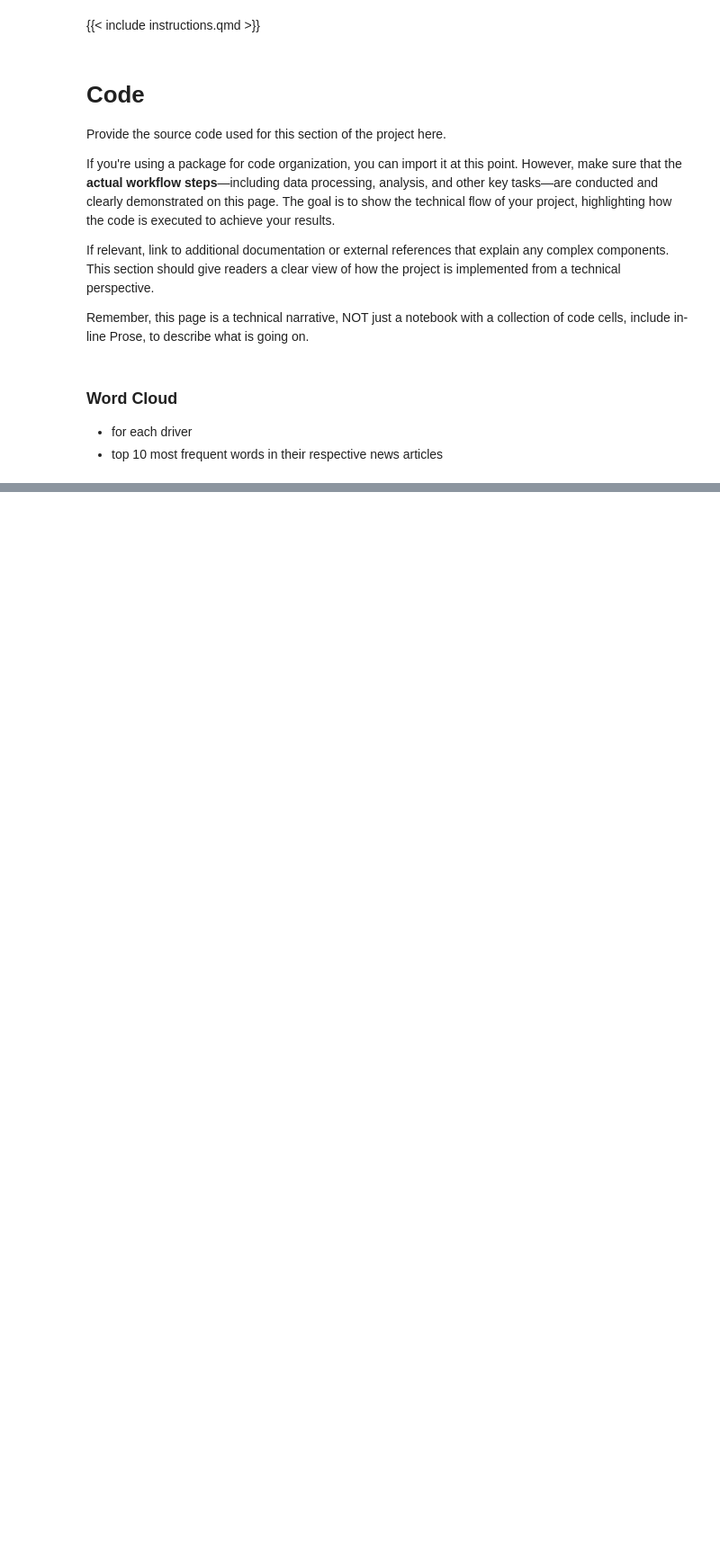
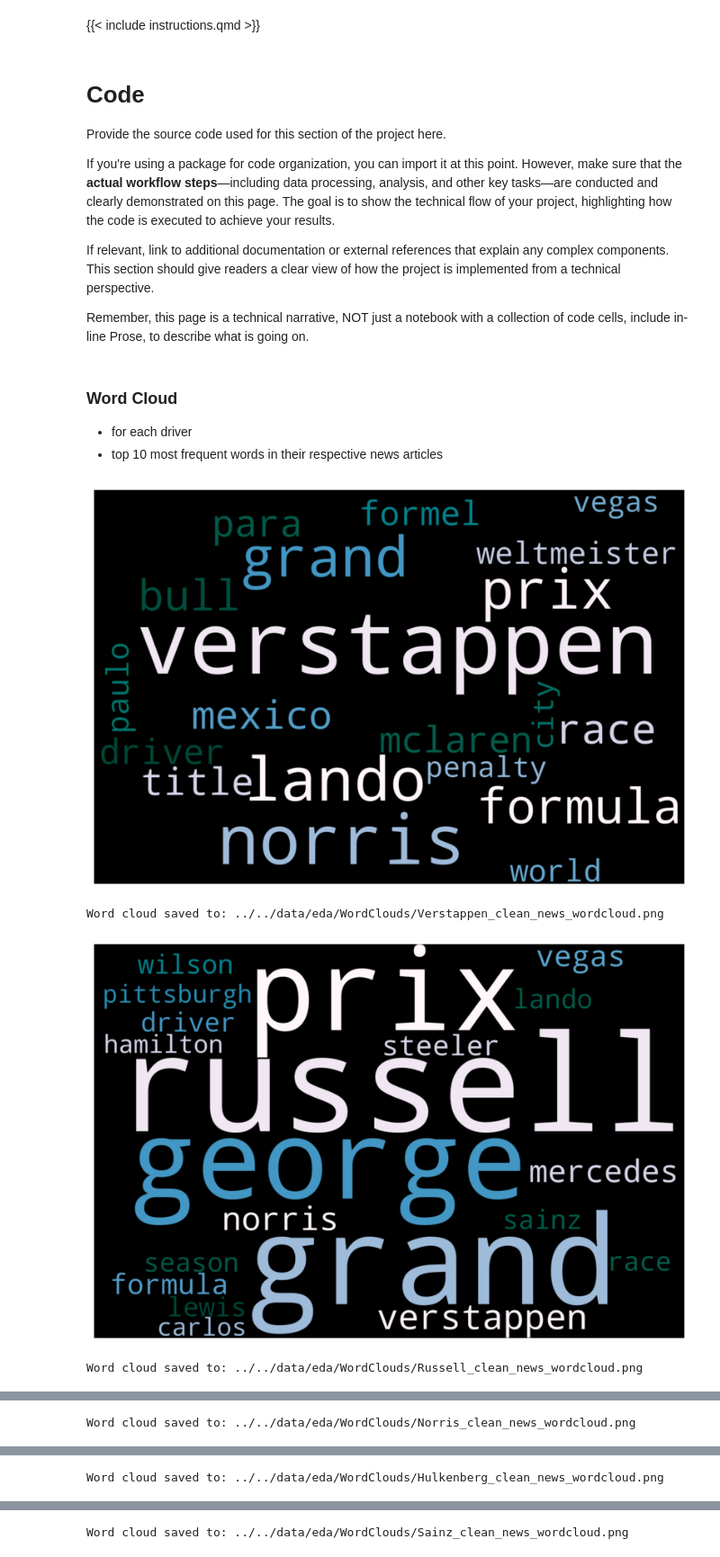
Before and after one commit to NandiniKodali988/F1-Through-Data, a Jupyter notebook: technical-details/eda/main.ipynb, the cells around one changed output, grey strips where cells are left out. Shown at 90% size. Drawn from its saved outputs; the diff is of its cells as text; code cells hidden in the pictures; blank space fills up the shorter version.

Commit message:
EDA word cloud

```diff
--- a/technical-details/eda/main.ipynb
+++ b/technical-details/eda/main.ipynb
@@ -30,0 +93,10 @@ import matplotlib.pyplot as plt
+# %%
+# Example usage
+input_folder = "../../data/processed-data/News_Drivers/"
+output_folder = "../../data/eda/WordClouds/"
+generate_wordclouds_for_folder(input_folder, output_folder, top_n=20)
+# %% [output]
+[figure, added]
+Word cloud saved to: ../../data/eda/WordClouds/Verstappen_clean_news_wordcloud.png
+[figure, added]
+Word cloud saved to: ../../data/eda/WordClouds/Russell_clean_news_wordcloud.png
@@ -30,0 +104 @@ import matplotlib.pyplot as plt
+Word cloud saved to: ../../data/eda/WordClouds/Norris_clean_news_wordcloud.png
@@ -30,0 +106 @@ import matplotlib.pyplot as plt
+Word cloud saved to: ../../data/eda/WordClouds/Hulkenberg_clean_news_wordcloud.png
@@ -30,0 +108 @@ import matplotlib.pyplot as plt
+Word cloud saved to: ../../data/eda/WordClouds/Sainz_clean_news_wordcloud.png
```
Also changed, not shown: parts of 5 cells of this notebook, 13 other files.
